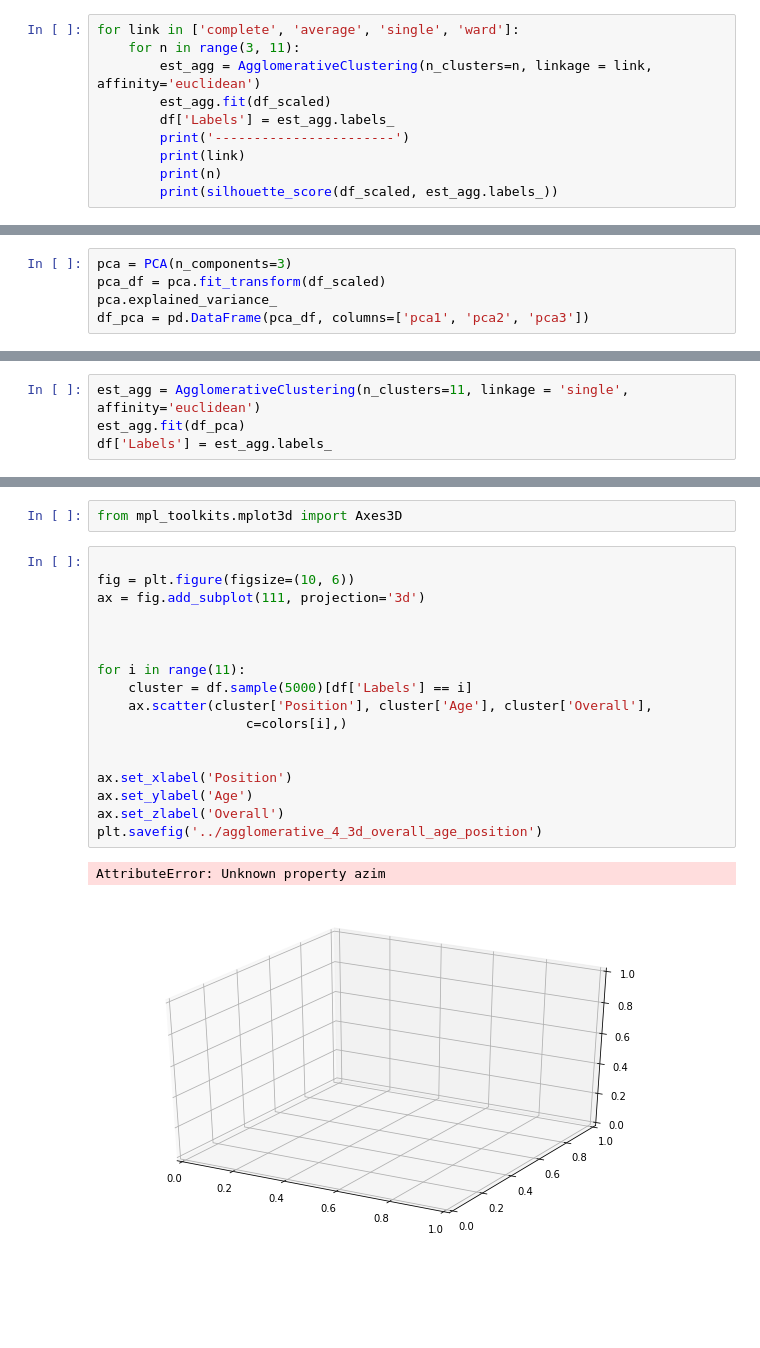
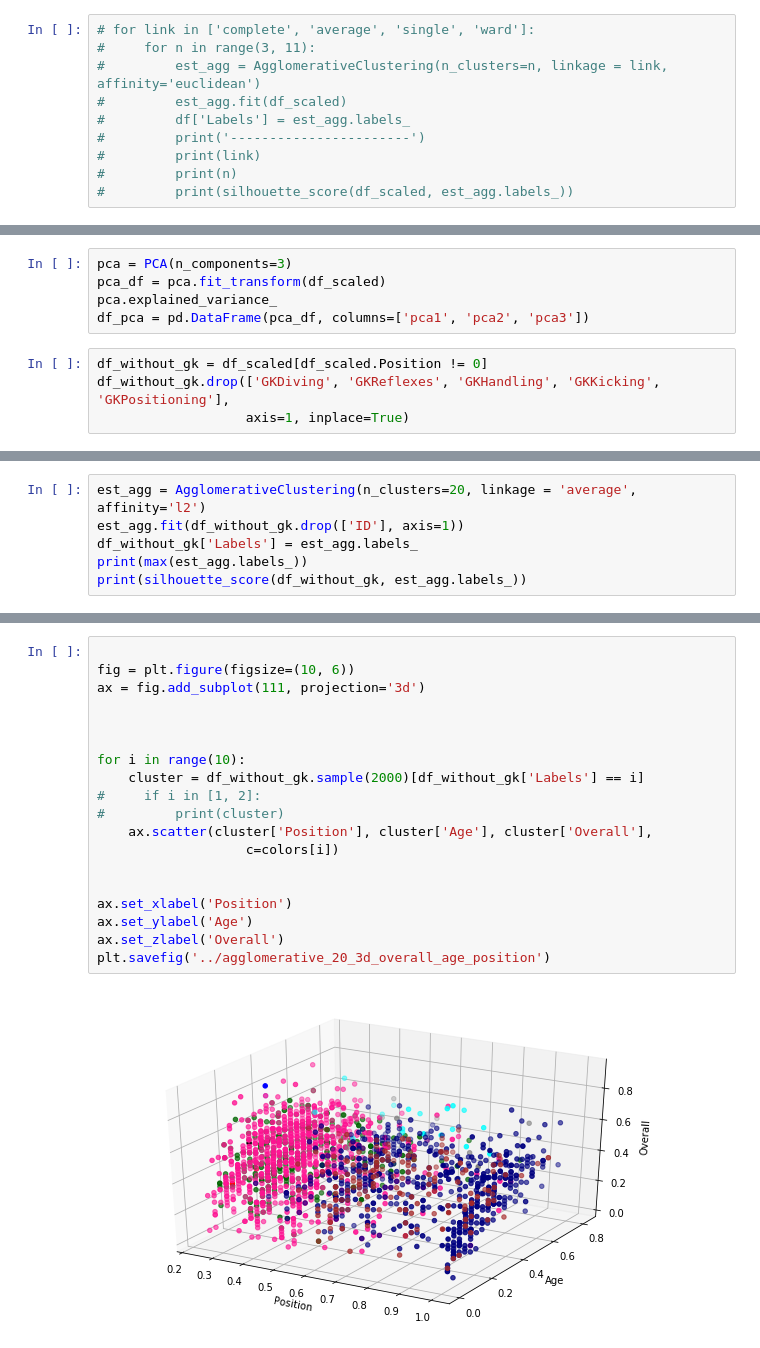
Before and after one commit to gianthead97/fifa_19_clustering, a Jupyter notebook: jupyter_scripts/hierarchy.ipynb, the cells around one changed output, grey strips where cells are left out. Saved outputs shown, nothing was run; the diff lists cells and outputs as text; blank space fills up the shorter version.

```diff
--- a/jupyter_scripts/hierarchy.ipynb
+++ b/jupyter_scripts/hierarchy.ipynb
@@ -12,12 +14,12 @@ colors = ['deeppink', 'darkgreen', 'brown', 'cyan',
          'grey', 'red', 'blue', 'navy',
          'black', 'orange', 'orchid']
 # %%
-for link in ['complete', 'average', 'single', 'ward']:
-    for n in range(3, 11):
-        est_agg = AgglomerativeClustering(n_clusters=n, linkage = link, affinity='euclidean')
-        est_agg.fit(df_scaled)
-        df['Labels'] = est_agg.labels_
-        print('-----------------------')
-        print(link)
-        print(n)
-        print(silhouette_score(df_scaled, est_agg.labels_))
+# for link in ['complete', 'average', 'single', 'ward']:
+#     for n in range(3, 11):
+#         est_agg = AgglomerativeClustering(n_clusters=n, linkage = link, affinity='euclidean')
+#         est_agg.fit(df_scaled)
+#         df['Labels'] = est_agg.labels_
+#         print('-----------------------')
+#         print(link)
+#         print(n)
+#         print(silhouette_score(df_scaled, est_agg.labels_))
@@ -77,3 +61,7 @@ pca = PCA(n_components=3)
 pca_df = pca.fit_transform(df_scaled)
 pca.explained_variance_
 df_pca = pd.DataFrame(pca_df, columns=['pca1', 'pca2', 'pca3'])
+# %%
+df_without_gk = df_scaled[df_scaled.Position != 0]
+df_without_gk.drop(['GKDiving', 'GKReflexes', 'GKHandling', 'GKKicking', 'GKPositioning'],
+                   axis=1, inplace=True)
@@ -80,4 +76,6 @@ df_pca = pd.DataFrame(pca_df, columns=['pca1', 'pca2', 'pca3'])
 # %%
-est_agg = AgglomerativeClustering(n_clusters=11, linkage = 'single', affinity='euclidean')
-est_agg.fit(df_pca)
-df['Labels'] = est_agg.labels_
+est_agg = AgglomerativeClustering(n_clusters=20, linkage = 'average', affinity='l2')
+est_agg.fit(df_without_gk.drop(['ID'], axis=1))
+df_without_gk['Labels'] = est_agg.labels_
+print(max(est_agg.labels_))
+print(silhouette_score(df_without_gk, est_agg.labels_))
@@ -84,22 +90,21 @@ df['Labels'] = est_agg.labels_
-# %%
-from mpl_toolkits.mplot3d import Axes3D
 # %%
 
 fig = plt.figure(figsize=(10, 6))
 ax = fig.add_subplot(111, projection='3d')
 
 
 
-for i in range(11):
-    cluster = df.sample(5000)[df['Labels'] == i]
+for i in range(10):
+    cluster = df_without_gk.sample(2000)[df_without_gk['Labels'] == i]
+#     if i in [1, 2]:
+#         print(cluster)
     ax.scatter(cluster['Position'], cluster['Age'], cluster['Overall'],
-                   c=colors[i],)
+                   c=colors[i])
 
 
 ax.set_xlabel('Position')
 ax.set_ylabel('Age')
 ax.set_zlabel('Overall')
-plt.savefig('../agglomerative_4_3d_overall_age_position')
+plt.savefig('../agglomerative_20_3d_overall_age_position')
 # %% [output]
-AttributeError: Unknown property azim
-[figure, old version]
+[figure, new version]
```
Also changed, not shown: parts of 6 cells of this notebook, 4 other files.
